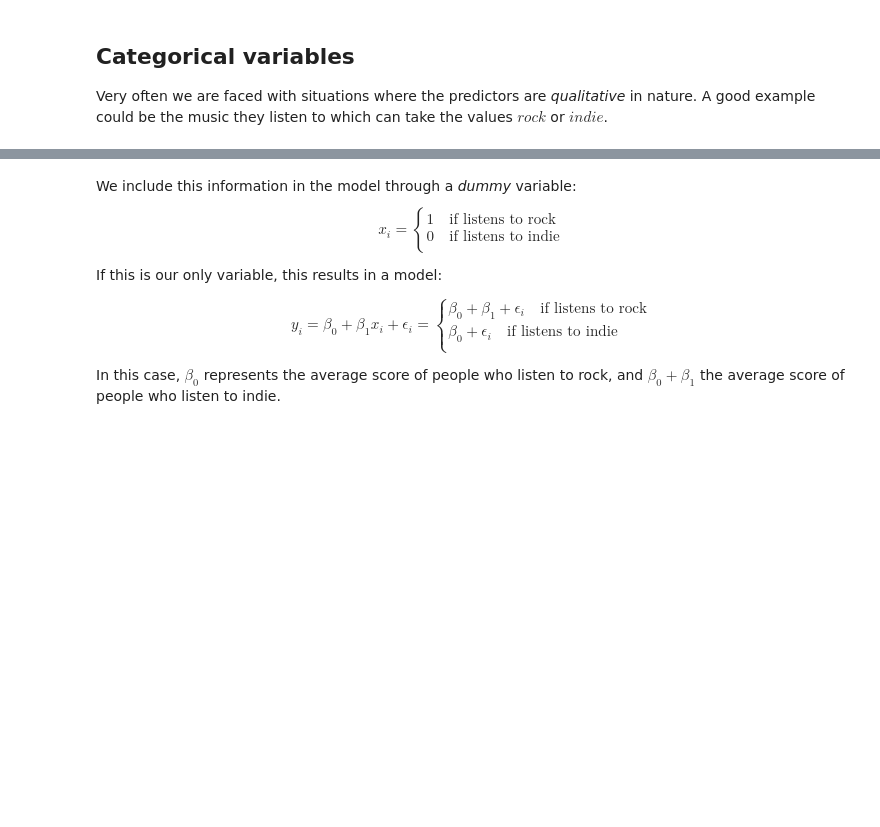
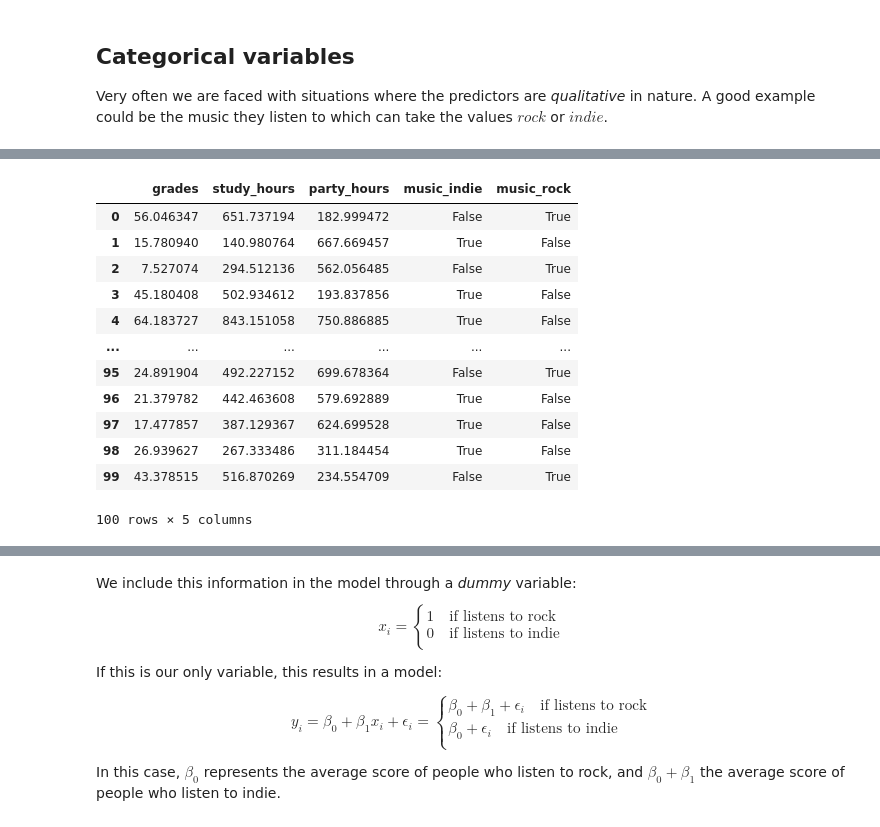
Before and after one commit to Ironhack-data-bcn-april-2023/lectures, a Jupyter notebook: week-7/01 - Linear regression.ipynb, the cells around one changed output, grey strips where cells are left out. Drawn from its saved outputs; the diff is of its cells as text; code cells hidden in the pictures; blank space fills up the shorter version.

```diff
--- a/week-7/01 - Linear regression.ipynb
+++ b/week-7/01 - Linear regression.ipynb
@@ -630,0 +691,2 @@ Very often we are faced with situations where the predictors are *qualitative* i
+# %%
+data["music"] = np.random.choice(["rock", "indie"], num_grades)
@@ -630,0 +709,16 @@ Very often we are faced with situations where the predictors are *qualitative* i
+# %%
+pd.get_dummies(data)
+# %% [output]
+|  | grades | study_hours | party_hours | music_indie | music_rock |
+| 0 | 56.046347 | 651.737194 | 182.999472 | False | True |
+| 1 | 15.780940 | 140.980764 | 667.669457 | True | False |
+| 2 | 7.527074 | 294.512136 | 562.056485 | False | True |
+| 3 | 45.180408 | 502.934612 | 193.837856 | True | False |
+| 4 | 64.183727 | 843.151058 | 750.886885 | True | False |
+| ... | ... | ... | ... | ... | ... |
+| 95 | 24.891904 | 492.227152 | 699.678364 | False | True |
+| 96 | 21.379782 | 442.463608 | 579.692889 | True | False |
+| 97 | 17.477857 | 387.129367 | 624.699528 | True | False |
+| 98 | 26.939627 | 267.333486 | 311.184454 | True | False |
+| 99 | 43.378515 | 516.870269 | 234.554709 | False | True |
+100 rows × 5 columns
```
Also changed, not shown: parts of 16 cells of this notebook.
